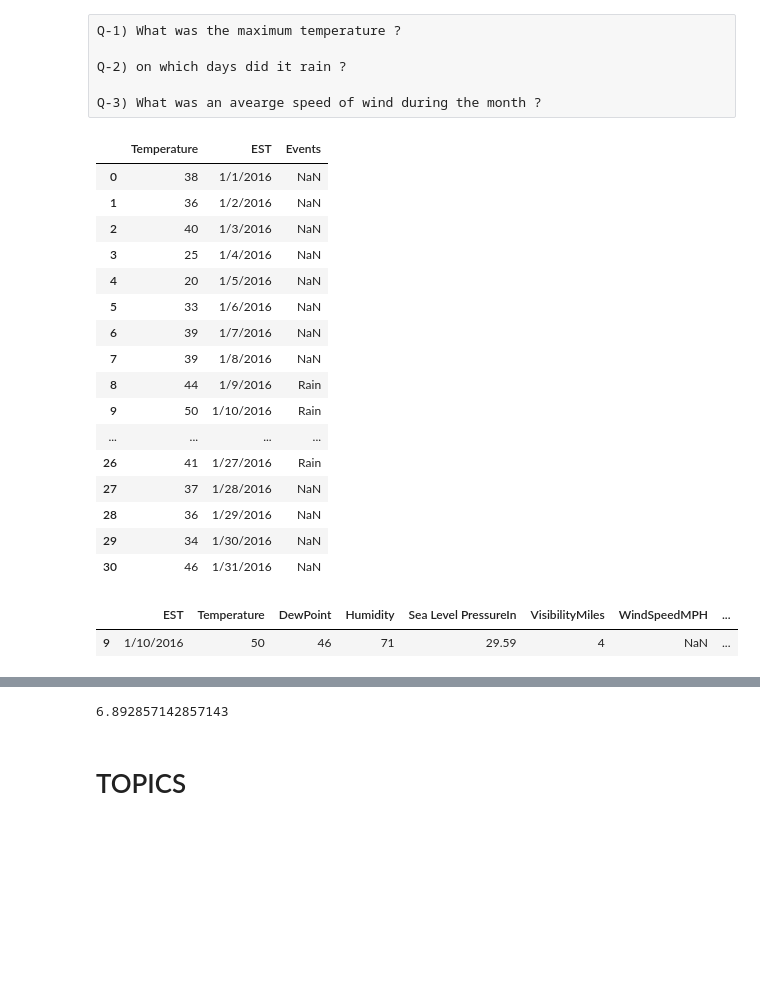
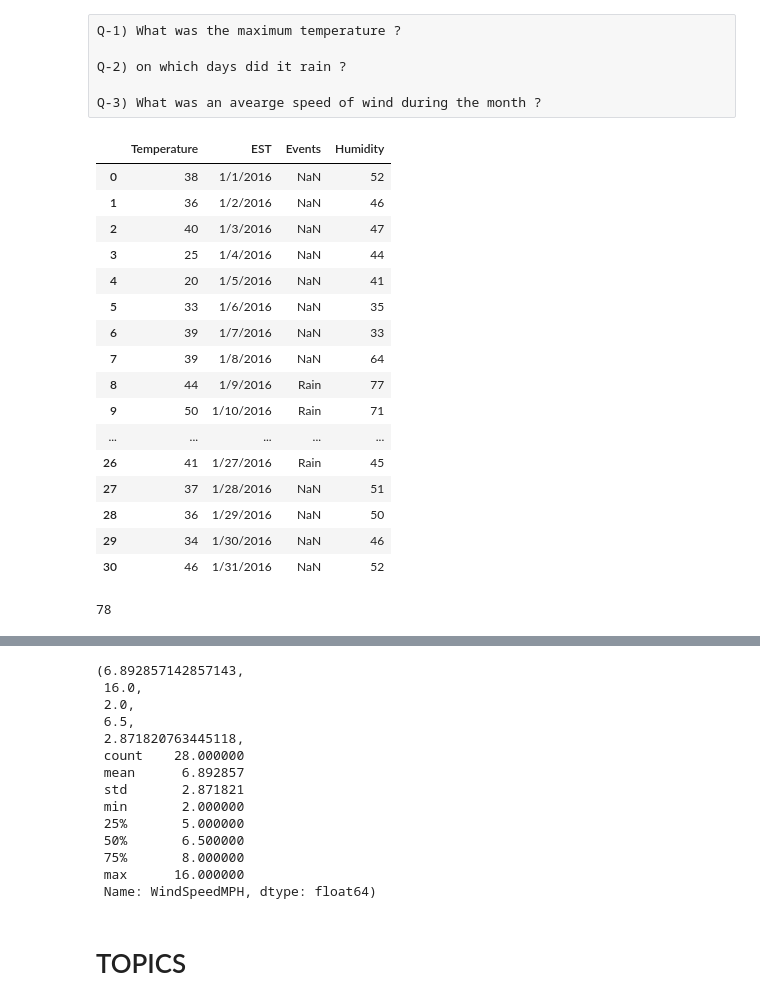
Before and after one commit to anand84471/data-science-ml-practice, a Jupyter notebook: pandas_practice/Advanced pandas/FULL PANDAS .ipynb, the cells around one changed output, grey strips where cells are left out. Drawn from its saved outputs; the diff is of its cells as text; code cells hidden in the pictures; blank space fills up the shorter version.

```diff
--- a/pandas_practice/Advanced pandas/FULL PANDAS .ipynb
+++ b/pandas_practice/Advanced pandas/FULL PANDAS .ipynb
@@ -57,30 +57,31 @@ Q-2) on which days did it rain ?
 
 Q-3) What was an avearge speed of wind during the month ?
 # %%
-data[["Temperature","EST","Events"]]
+data[["Temperature","EST","Events", "Humidity"]]
 # %% [output]
-|  | Temperature | EST | Events |
-| 0 | 38 | 1/1/2016 | NaN |
-| 1 | 36 | 1/2/2016 | NaN |
-| 2 | 40 | 1/3/2016 | NaN |
-| 3 | 25 | 1/4/2016 | NaN |
-| 4 | 20 | 1/5/2016 | NaN |
-| 5 | 33 | 1/6/2016 | NaN |
-| 6 | 39 | 1/7/2016 | NaN |
-| 7 | 39 | 1/8/2016 | NaN |
-| 8 | 44 | 1/9/2016 | Rain |
-| 9 | 50 | 1/10/2016 | Rain |
-| ... | ... | ... | ... |
-| 26 | 41 | 1/27/2016 | Rain |
-| 27 | 37 | 1/28/2016 | NaN |
-| 28 | 36 | 1/29/2016 | NaN |
-| 29 | 34 | 1/30/2016 | NaN |
-| 30 | 46 | 1/31/2016 | NaN |
+|  | Temperature | EST | Events | Humidity |
+| 0 | 38 | 1/1/2016 | NaN | 52 |
+| 1 | 36 | 1/2/2016 | NaN | 46 |
+| 2 | 40 | 1/3/2016 | NaN | 47 |
+| 3 | 25 | 1/4/2016 | NaN | 44 |
+| 4 | 20 | 1/5/2016 | NaN | 41 |
+| 5 | 33 | 1/6/2016 | NaN | 35 |
+| 6 | 39 | 1/7/2016 | NaN | 33 |
+| 7 | 39 | 1/8/2016 | NaN | 64 |
+| 8 | 44 | 1/9/2016 | Rain | 77 |
+| 9 | 50 | 1/10/2016 | Rain | 71 |
+| ... | ... | ... | ... | ... |
+| 26 | 41 | 1/27/2016 | Rain | 45 |
+| 27 | 37 | 1/28/2016 | NaN | 51 |
+| 28 | 36 | 1/29/2016 | NaN | 50 |
+| 29 | 34 | 1/30/2016 | NaN | 46 |
+| 30 | 46 | 1/31/2016 | NaN | 52 |
 # %%
 data.loc[data["Temperature"]==max(data["Temperature"])]
+data.loc[data["Humidity"] == max(data["Humidity"])]
+max(data["Humidity"])
 # %% [output]
-|  | EST | Temperature | DewPoint | Humidity | Sea Level PressureIn | VisibilityMiles | WindSpeedMPH | ... |
-| 9 | 1/10/2016 | 50 | 46 | 71 | 29.59 | 4 | NaN | ... |
+78
 # %%
 data.loc[data["Events"]=="Rain"]
 # %% [output]
@@ -89,10 +90,25 @@ data.loc[data["Events"]=="Rain"]
 | 9 | 1/10/2016 | 50 | 46 | 71 | 29.59 | 4 | NaN | ... |
 | 15 | 1/16/2016 | 47 | 37 | 70 | 29.52 | 8 | 7.0 | ... |
 | 26 | 1/27/2016 | 41 | 22 | 45 | 30.03 | 10 | 7.0 | ... |
-# %%
-data["WindSpeedMPH"].mean()
-# %% [output]
-6.892857142857143
+# %%
+data["WindSpeedMPH"].mean() ,data["WindSpeedMPH"].max(), \
+    data["WindSpeedMPH"].min(),data["WindSpeedMPH"].median(), data["WindSpeedMPH"].std(), \
+        data["WindSpeedMPH"].describe()
+# %% [output]
+(6.892857142857143,
+ 16.0,
+ 2.0,
+ 6.5,
+ 2.871820763445118,
+ count    28.000000
+ mean      6.892857
+ std       2.871821
+ min       2.000000
+ 25%       5.000000
+ 50%       6.500000
+ 75%       8.000000
+ max      16.000000
+ Name: WindSpeedMPH, dtype: float64)
 # %% [markdown]
 # TOPICS
 # %% [raw]
```
Also changed, not shown: 4 other files.
